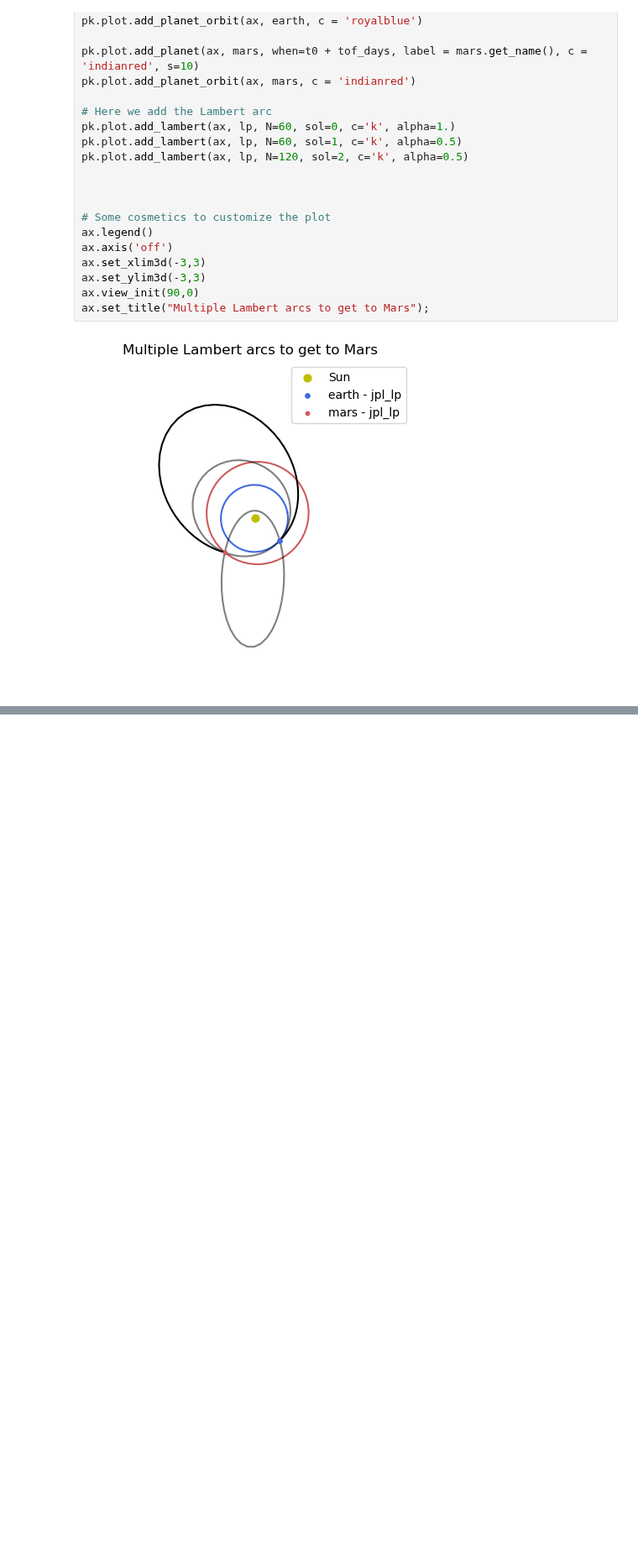
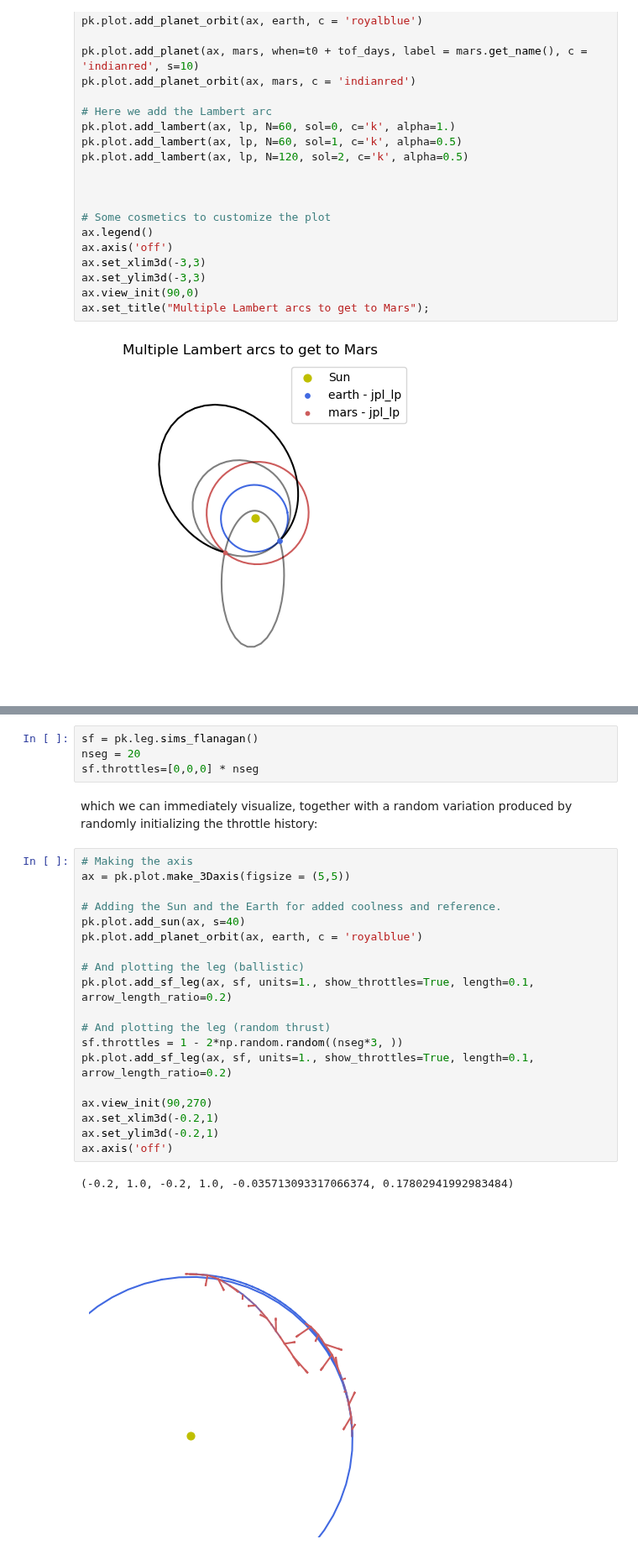
Before and after one commit to esa/kep3, a Jupyter notebook: doc/notebooks/plotting.ipynb, the cells around one changed output, grey strips where cells are left out. Shown at 84% size. Saved outputs shown, nothing was run; the diff lists cells and outputs as text; blank space fills up the shorter version.

Commit message:
plot added

```diff
--- a/doc/notebooks/plotting.ipynb
+++ b/doc/notebooks/plotting.ipynb
@@ -141,0 +147,28 @@ ax.set_title("Multiple Lambert arcs to get to Mars");
+# %%
+sf = pk.leg.sims_flanagan()
+nseg = 20
+sf.throttles=[0,0,0] * nseg
+# %% [markdown]
+which we can immediately visualize, together with a random variation produced by randomly initializing the throttle history:
+# %%
+# Making the axis
+ax = pk.plot.make_3Daxis(figsize = (5,5))
+
+# Adding the Sun and the Earth for added coolness and reference.
+pk.plot.add_sun(ax, s=40)
+pk.plot.add_planet_orbit(ax, earth, c = 'royalblue')
+
+# And plotting the leg (ballistic)
+pk.plot.add_sf_leg(ax, sf, units=1., show_throttles=True, length=0.1, arrow_length_ratio=0.2)
+
+# And plotting the leg (random thrust)
+sf.throttles = 1 - 2*np.random.random((nseg*3, ))
+pk.plot.add_sf_leg(ax, sf, units=1., show_throttles=True, length=0.1, arrow_length_ratio=0.2)
+
+ax.view_init(90,270)
+ax.set_xlim3d(-0.2,1)
+ax.set_ylim3d(-0.2,1)
+ax.axis('off')
+# %% [output]
+(-0.2, 1.0, -0.2, 1.0, -0.035713093317066374, 0.17802941992983484)
+[figure, added]
```
Also changed, not shown: parts of 2 cells of this notebook, 6 other files.
